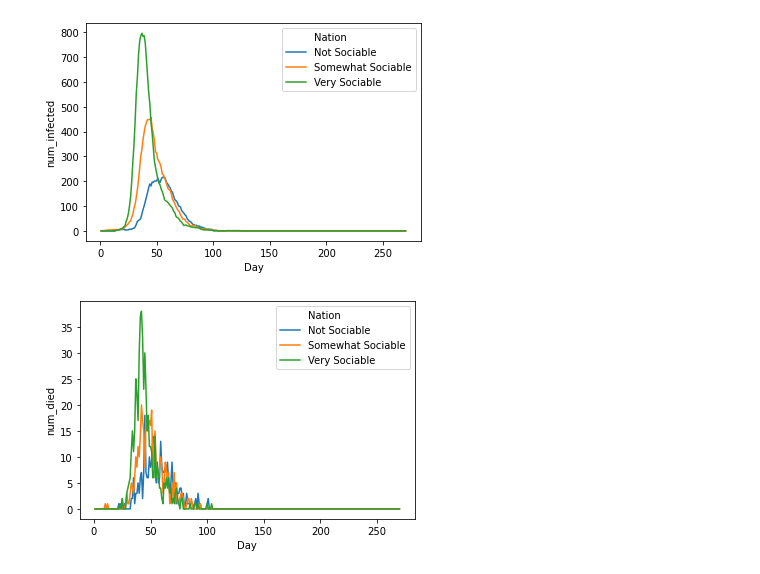
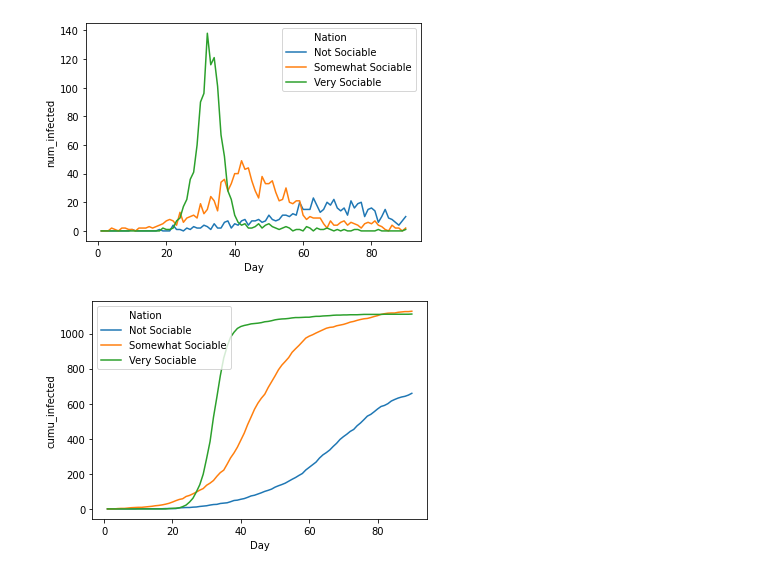
Before and after one commit to sdodd92/pandemic-sim, a Jupyter notebook: demo-world.ipynb, the cells around one changed output. Cells and saved outputs as stored; diff of their text form; code cells hidden in the pictures.

Commit message:
differentiated between cumulative plots and daily snapshots

```diff
--- a/demo-world.ipynb
+++ b/demo-world.ipynb
@@ -35,12 +61,12 @@ world.initiate_infection('Somewhat Sociable')
 # %%
 world.new_day(days=90, verbose=False)
-world.plot_infections()
+world.plot_daily_infections()
 plt.show()
 # %% [output]
-[figure, old version]
+[figure, new version]
 # %%
 
-world.plot_deaths()
+world.plot_total_infections()
 plt.show()
 # %% [output]
-[figure, old version]
+[figure, new version]
```
Also changed, not shown: parts of 5 cells of this notebook, 3 other files.
